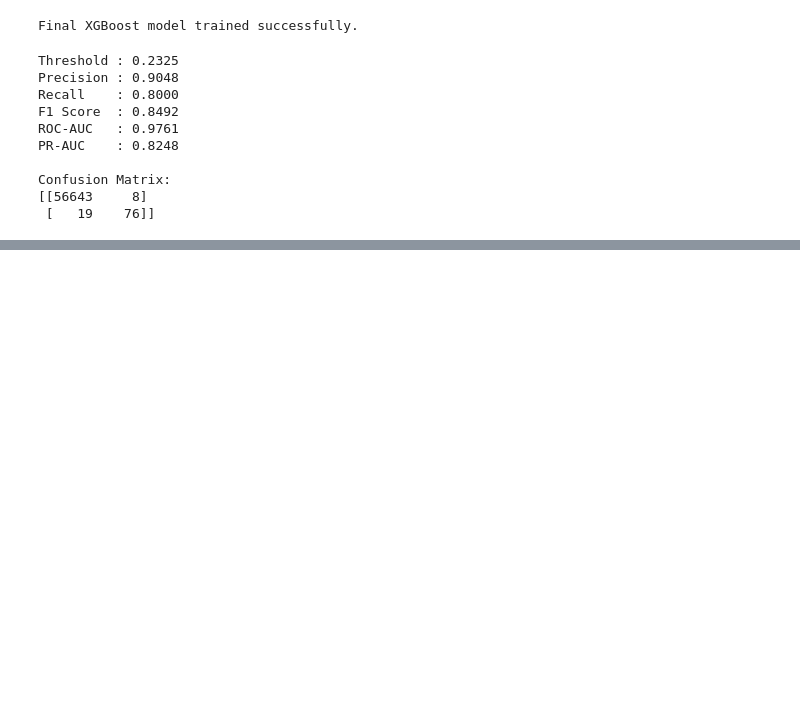
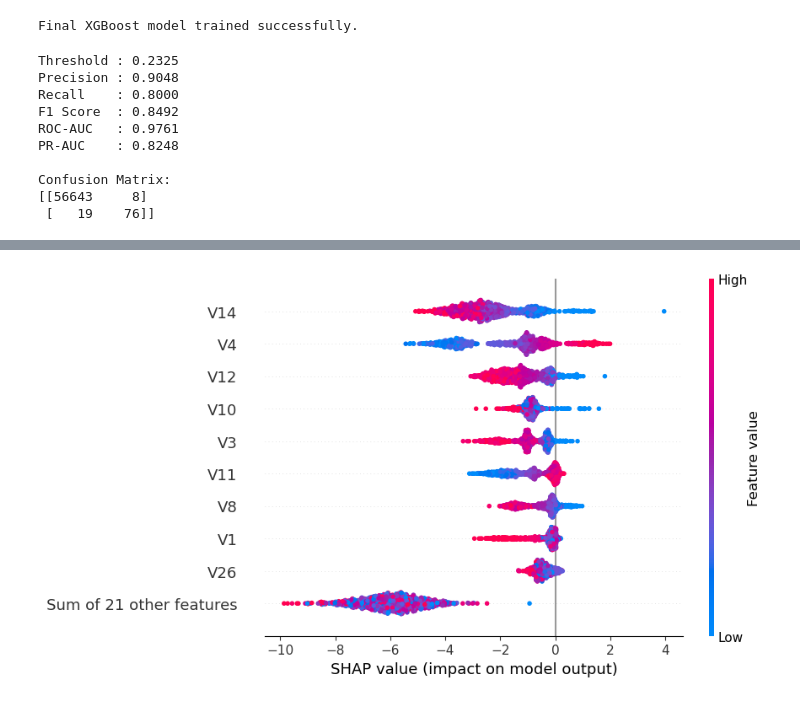
Before and after one commit to HNK69/creditCardFraud, a Jupyter notebook: notebooks/04_model_training.ipynb, the cells around one changed output, grey strips where cells are left out. Cells and saved outputs as stored; diff of their text form; code cells hidden in the pictures; blank space fills up the shorter version.

```diff
--- a/notebooks/04_model_training.ipynb
+++ b/notebooks/04_model_training.ipynb
@@ -740,0 +801,7 @@ print(final_comparison.round(4))
+# %%
+shap.plots.beeswarm(
+    shap_values,
+    max_display = 10
+)
+# %% [output]
+[figure, added]
```
Also changed, not shown: parts of 8 cells of this notebook.
